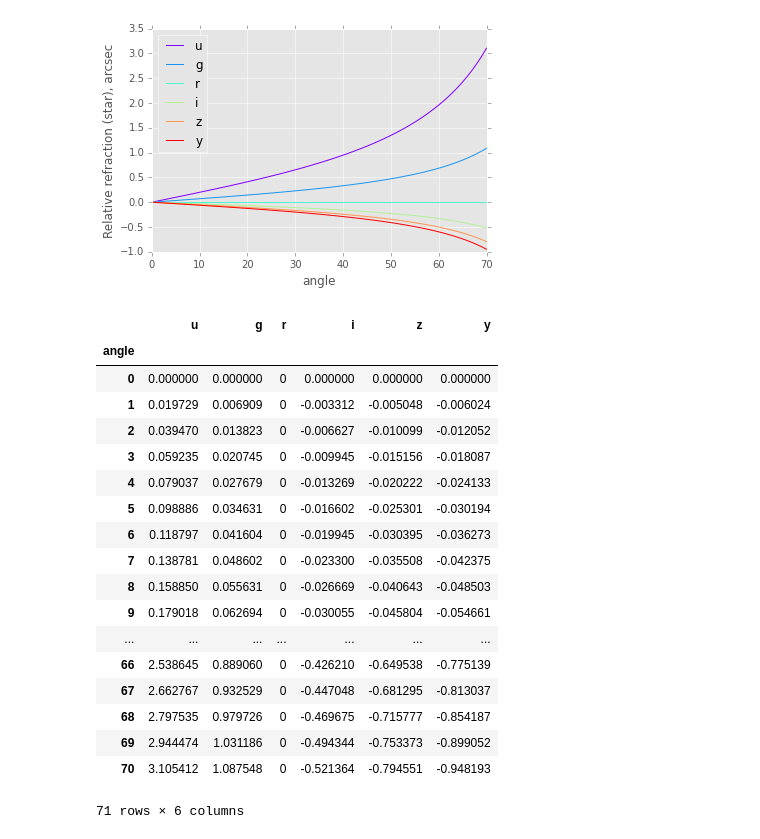
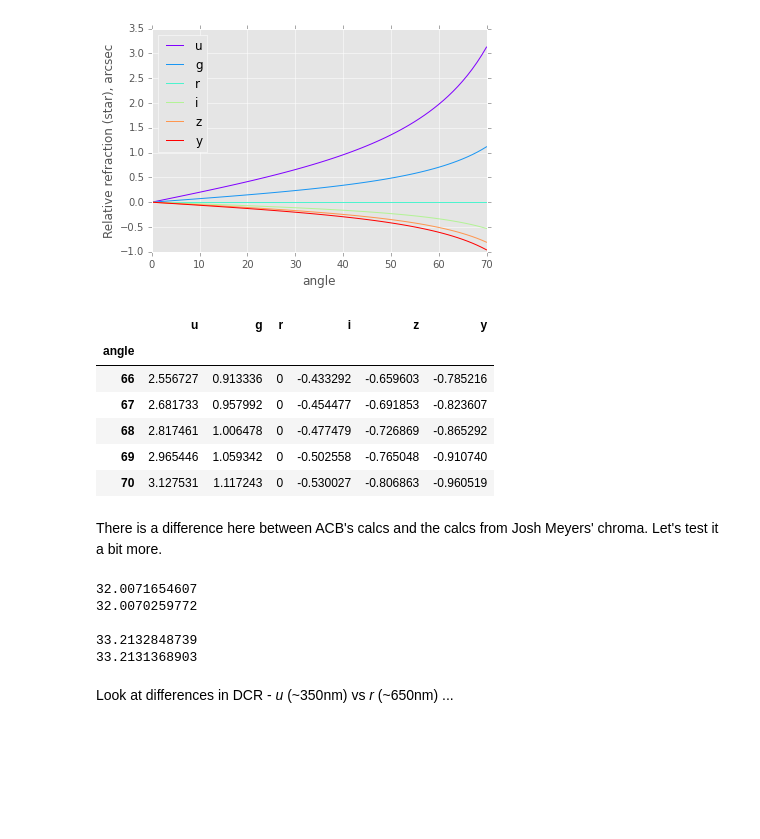
Before and after one commit to isullivan/LSST-DCR, a Jupyter notebook: code/notebooks/chroma_test5.ipynb, the cells around one changed output. Cells and saved outputs as stored; diff of their text form; code cells hidden in the pictures; blank space fills up the shorter version.

Commit message:
add a couple of additional tests

```diff
--- a/code/notebooks/chroma_test5.ipynb
+++ b/code/notebooks/chroma_test5.ipynb
@@ -63,15 +63,17 @@ zd1        = np.arccos(1./airmass1) * 180/np.pi
 
 # Extracted from Winter2014 DCR3.py
 def getOffset(wavelen, flux, zd):
-    off = refract(wavelen*10**-3,  zd * np.pi / 180.) * 180. / np.pi * 3600. # arcsec
-    return np.sum(off * flux) / np.sum(flux)
+    photons = flux / wavelen   ## convert flux (still in units of fnu) to photons
+    off = refract(wavelen*1.e-3, zd * np.pi / 180.) * 180. / np.pi * 3600. # arcsec
+    return np.sum(off * photons) / np.sum(photons)
 
 def refract(wavelength, zd, P=520.0, T=20.0, f=8.0):
-    xnm1  = 10**-6 * ( 64.328 + 29498.1 / (146.0 - 1/wavelength**2) + 255.4 / (41.0 - 1/wavelength**2) )
-    xnm1 *= P * (1 + (1.049 - 0.0157 * T) * 10**-6 * P) / (720.883 * (1 + 0.003661 * T))
-    xnm1 -= 10**-6 * f * (0.0624 - 0.000680/wavelength**2) / (1 + 0.003661 * T)
-    xn    = xnm1 + 1
-    r0    = (xn**2 - 1) / (2 * xn**2)
+    sig_sqrd = 1.0 / (wavelength**2.0)
+    xnm1  = 1.e-6 * ( 64.328 + 29498.1 / (146.0 - sig_sqrd) + 255.4 / (41.0 - sig_sqrd) )
+    xnm1 *= P * (1.0 + (1.049 - 0.0157 * T) * 1.e-6 * P) / (720.883 * (1.0 + 0.003661 * T))
+    xnm1 -= 1.e-6 * f * (0.0624 - 0.000680 * sig_sqrd) / (1.0 + 0.003661 * T)
+    xn    = xnm1 + 1.0
+    r0    = (xn**2.0 - 1.0) / (2.0 * xn**2.0)
     of    = r0 * np.tan(zd) # radians
     return of
 
@@ -79,7 +81,6 @@ star_SEDname = "km15_5250.fits_g05_5470.gz"
 star = Sed()
 star.readSED_flambda(os.path.join(catDir, "starSED/%s/%s%s" % ('kurucz', star_SEDname, '')))
 star.flambdaTofnu()
-
-wavelen = star.wavelen
-fnu = star.fnu
-plt.plot(wavelen, fnu)
+#plt.plot(star.wavelen, star.fnu)
+#nphoton = star.fnu / star.wavelen
+#plt.plot(star.wavelen, nphoton)
@@ -88,0 +87,5 @@ plt.plot(wavelen, fnu)
+# %%
+bps = bpDict.loadTotalBandpassesFromFiles()
+waveleng, fnug = star.resampleSED(star.wavelen, star.fnu, wavelen_match=bps['g'].wavelen)
+nphotong = fnug / waveleng
+plt.plot(waveleng[(waveleng > 500) & (waveleng < 1000)], nphotong[(waveleng > 500) & (waveleng < 1000)])
@@ -89,9 +100,5 @@ plt.plot(wavelen, fnu)
 # %%
-bps = bpDict.loadTotalBandpassesFromFiles()
-#print bps.keys()
-#print bps.fluxDictForSed(star)
-#print bps['g'].wavelen
-waveleng, fnug = star.resampleSED(wavelen, fnu, wavelen_match=bps['g'].wavelen)
+##fluxg = nphotong * bps['g'].phi
 fluxg = fnug * bps['g'].phi
 dg1 = getOffset(waveleng, fluxg, zd1)
 print dg1
@@ -142,24 +149,29 @@ ax.set_ylabel('Relative refraction (star), arcsec')
 <matplotlib.text.Text at 0x...>
 [figure]
 # %%
-sizeme(df2)
+sizeme(df2.tail())
 # %% [output]
 |  | u | g | r | i | z | y |
 | angle |  |  |  |  |  |  |
-| 0 | 0.000000 | 0.000000 | 0 | 0.000000 | 0.000000 | 0.000000 |
-| 1 | 0.019729 | 0.006909 | 0 | -0.003312 | -0.005048 | -0.006024 |
-| 2 | 0.039470 | 0.013823 | 0 | -0.006627 | -0.010099 | -0.012052 |
-| 3 | 0.059235 | 0.020745 | 0 | -0.009945 | -0.015156 | -0.018087 |
-| 4 | 0.079037 | 0.027679 | 0 | -0.013269 | -0.020222 | -0.024133 |
-| 5 | 0.098886 | 0.034631 | 0 | -0.016602 | -0.025301 | -0.030194 |
-| 6 | 0.118797 | 0.041604 | 0 | -0.019945 | -0.030395 | -0.036273 |
-| 7 | 0.138781 | 0.048602 | 0 | -0.023300 | -0.035508 | -0.042375 |
-| 8 | 0.158850 | 0.055631 | 0 | -0.026669 | -0.040643 | -0.048503 |
-| 9 | 0.179018 | 0.062694 | 0 | -0.030055 | -0.045804 | -0.054661 |
-| ... | ... | ... | ... | ... | ... | ... |
-| 66 | 2.538645 | 0.889060 | 0 | -0.426210 | -0.649538 | -0.775139 |
-| 67 | 2.662767 | 0.932529 | 0 | -0.447048 | -0.681295 | -0.813037 |
-| 68 | 2.797535 | 0.979726 | 0 | -0.469675 | -0.715777 | -0.854187 |
-| 69 | 2.944474 | 1.031186 | 0 | -0.494344 | -0.753373 | -0.899052 |
-| 70 | 3.105412 | 1.087548 | 0 | -0.521364 | -0.794551 | -0.948193 |
+| 66 | 2.556727 | 0.913336 | 0 | -0.433292 | -0.659603 | -0.785216 |
+| 67 | 2.681733 | 0.957992 | 0 | -0.454477 | -0.691853 | -0.823607 |
+| 68 | 2.817461 | 1.006478 | 0 | -0.477479 | -0.726869 | -0.865292 |
+| 69 | 2.965446 | 1.059342 | 0 | -0.502558 | -0.765048 | -0.910740 |
+| 70 | 3.127531 | 1.117243 | 0 | -0.530027 | -0.806863 | -0.960519 |
-71 rows × 6 columns
+# %% [markdown]
+There is a difference here between ACB's calcs and the calcs from Josh Meyers' chroma. Let's test it a bit more.
+# %%
+import dcr
+print dcr.get_refraction(wave=700., zenith=40. * np.pi/180.) * 3600.0 * 180.0/np.pi
+print refract(wavelength=700. * 1.e-3, zd=40. * np.pi/180.) * 3600.0 * 180.0/np.pi
+print
+print dcr.get_refraction(wave=350., zenith=40. * np.pi/180.) * 3600.0 * 180.0/np.pi
+print refract(wavelength=350. * 1.e-3, zd=40. * np.pi/180.) * 3600.0 * 180.0/np.pi
+# %% [output]
+32.0071654607
+32.0070259772
+
+33.2132848739
+33.2131368903
+# %% [markdown]
+Look at differences in DCR - *u* (~350nm) vs *r* (~650nm)  ...
```
Also changed, not shown: parts of 7 cells of this notebook, 2 other files.
